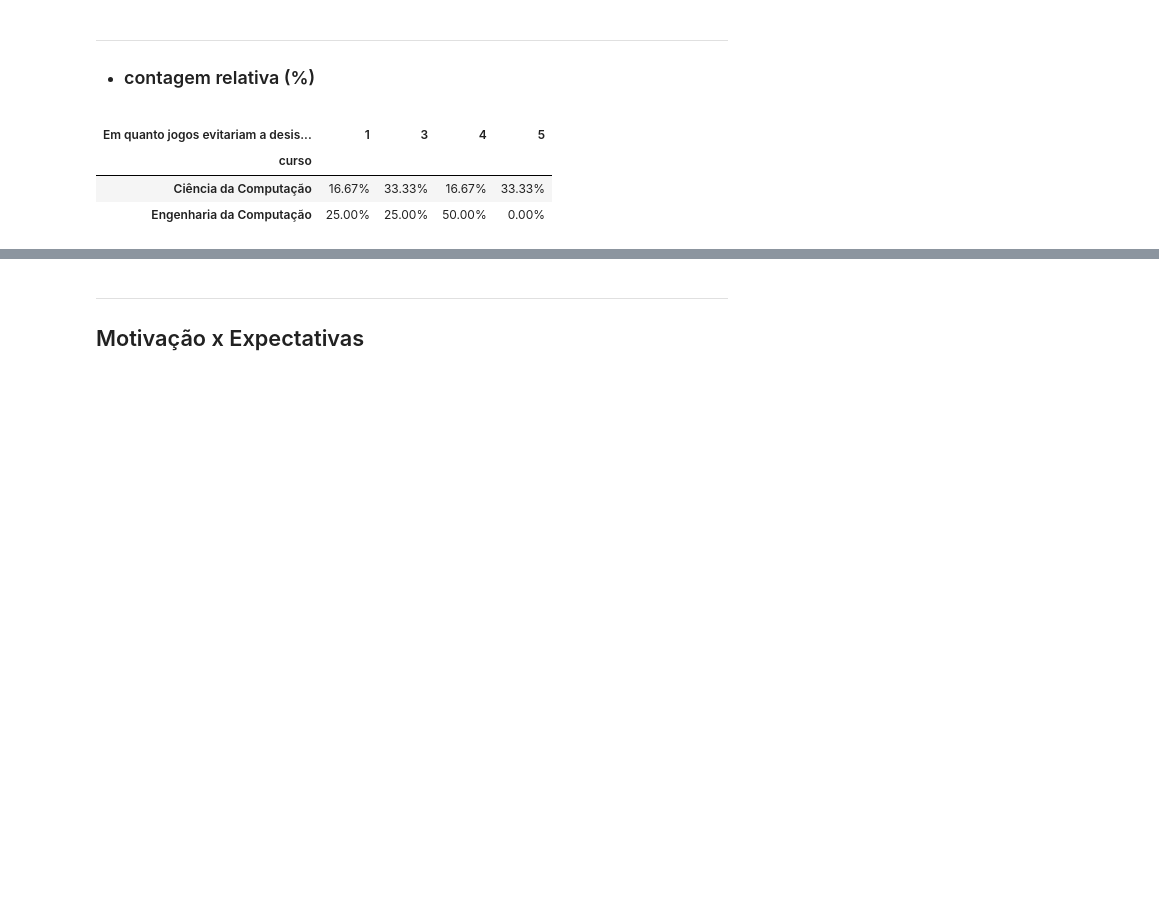
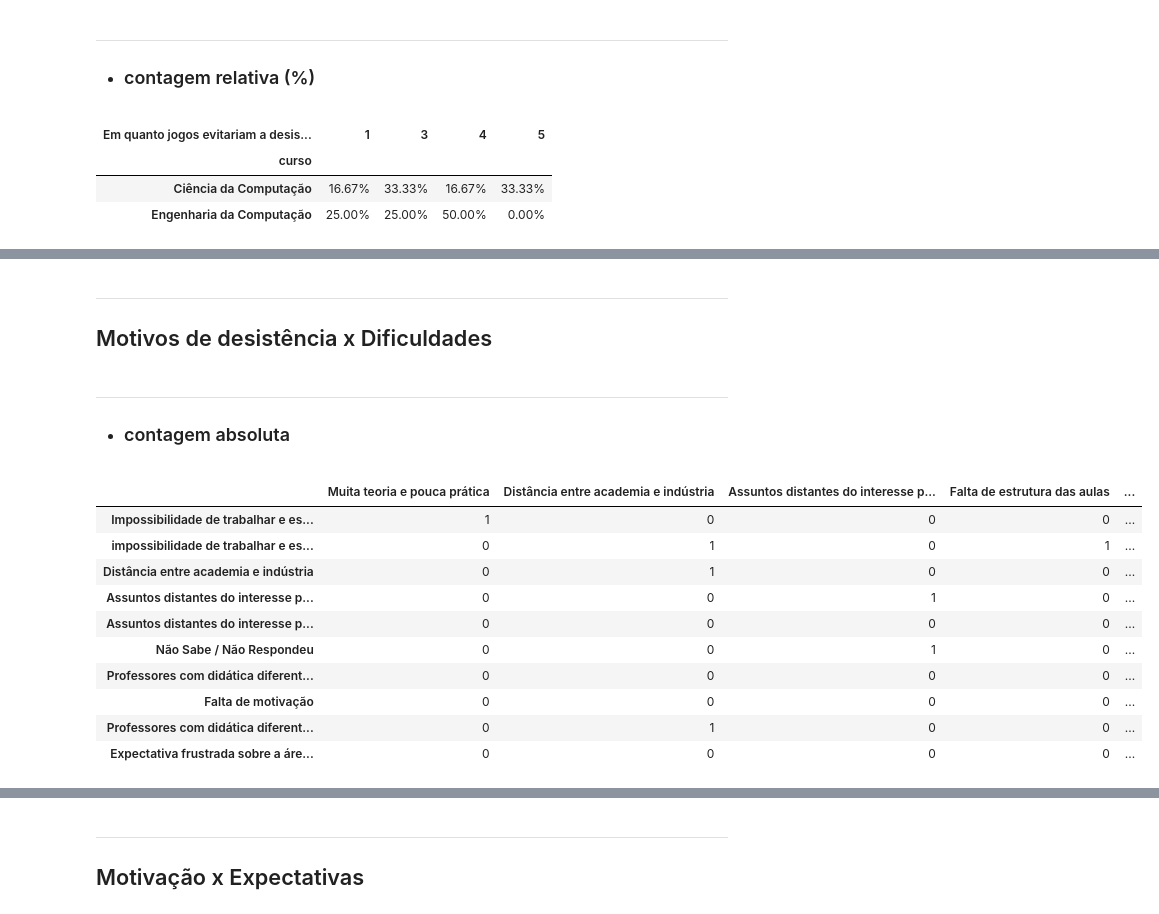
Before and after one commit to rubensandersonn/TeR, a Jupyter notebook: Pesquisa de Evasão/Survey/Análise de dados/Desistentes.ipynb, the cells around one changed output, grey strips where cells are left out. Drawn from its saved outputs; the diff is of its cells as text; code cells hidden in the pictures; blank space fills up the shorter version.

```diff
--- a/Pesquisa de Evasão/Survey/Análise de dados/Desistentes.ipynb
+++ b/Pesquisa de Evasão/Survey/Análise de dados/Desistentes.ipynb
@@ -169,7 +167,7 @@ Aqui, estão apresentados os dados com as categorias codificadas, tendo como bas
 
 des = des.rename(columns=map_col_nov)
 
-des = des.replace('OUTLIER', 'Não Sabe / Não Respondeu').replace("Adquirir conhecimento e capacitação na área de computação / Obter ajuda capacitada de professores qualificados", "Adquirir conhecimento e capacitação na área de computação")
+des = des.replace('OUTLIER', 'Não Respondeu').replace("Adquirir conhecimento e capacitação na área de computação / Obter ajuda capacitada de professores qualificados", "Adquirir conhecimento e capacitação na área de computação")
 
 des
 # %% [output]
@@ -549,0 +701,22 @@ tab_cross_evit_jogos.apply(lambda r: r/r.sum(), axis=1).style.format("{:.2%}")
+# %% [markdown]
+---------------
+## Motivos de desistência x Dificuldades
+# %% [markdown]
+----------
+* ### contagem absoluta
+# %%
+# tab_cross_dif = pd.crosstab(dific_sep['curso'], dific_sep['dificuldades'])
+tab_cross_dif = countCols(dific_sep, "Motivos de desistência", "dificuldades", "; ")
+tab_cross_dif
+# %% [output]
+|  | Muita teoria e pouca prática | Distância entre academia e indústria | Assuntos distantes do interesse p... | Falta de estrutura das aulas | ... |
+| Impossibilidade de trabalhar e es... | 1 | 0 | 0 | 0 | ... |
+| impossibilidade de trabalhar e es... | 0 | 1 | 0 | 1 | ... |
+| Distância entre academia e indústria | 0 | 1 | 0 | 0 | ... |
+| Assuntos distantes do interesse p... | 0 | 0 | 1 | 0 | ... |
+| Assuntos distantes do interesse p... | 0 | 0 | 0 | 0 | ... |
+| Não Sabe / Não Respondeu | 0 | 0 | 1 | 0 | ... |
+| Professores com didática diferent... | 0 | 0 | 0 | 0 | ... |
+| Falta de motivação | 0 | 0 | 0 | 0 | ... |
+| Professores com didática diferent... | 0 | 1 | 0 | 0 | ... |
+| Expectativa frustrada sobre a áre... | 0 | 0 | 0 | 0 | ... |
```
Also changed, not shown: parts of 42 cells of this notebook.
